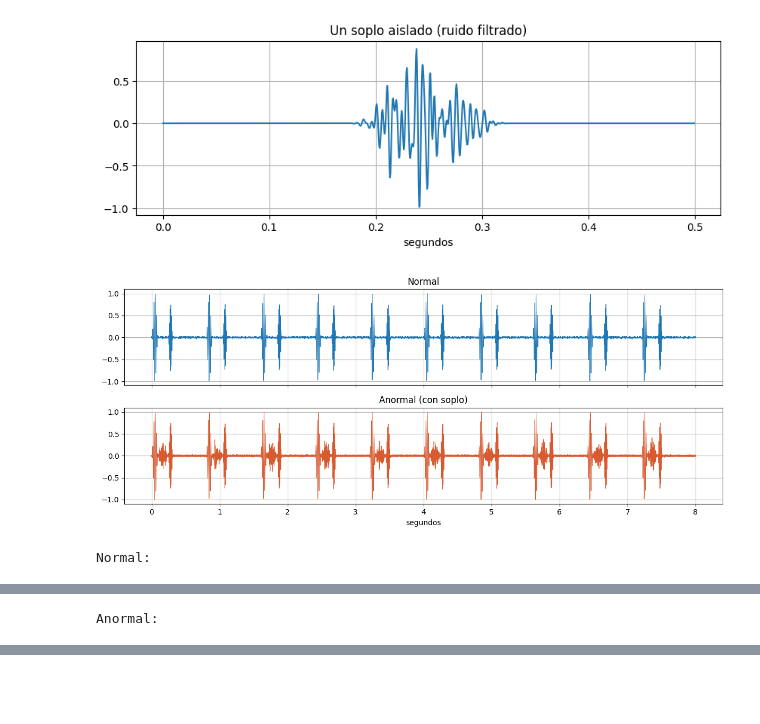
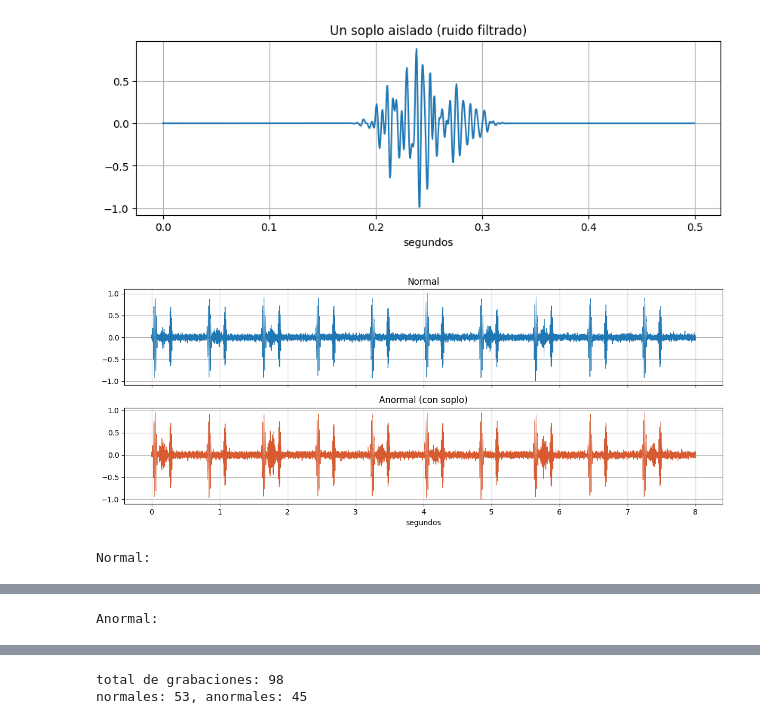
Before and after one commit to fortunatoramirez/clasificador-ac, a Jupyter notebook: notebooks/entorno.ipynb, the cells around one changed output, grey strips where cells are left out. Drawn from its saved outputs; the diff is of its cells as text; code cells hidden in the pictures; blank space fills up the shorter version.

```diff
--- a/notebooks/entorno.ipynb
+++ b/notebooks/entorno.ipynb
@@ -285,40 +285,71 @@ def generar_grabacion(bpm, duracion, anormal, fs, rng):
         s1 = hann_pulse(t, center=s1_centro, dur=0.09, freq=55, amp=1.0)
         s2 = hann_pulse(t, center=s2_centro, dur=0.07, freq=90, amp=0.75)
         señal += s1 + s2
 
-        if anormal:
-            centro_soplo = s1_centro + 0.5*(s2_centro - s1_centro)
-            duracion_soplo = (s2_centro - s1_centro) - 0.05
-            señal += soplo(t, centro=centro_soplo, duracion=duracion_soplo, amp=0.4, fs=fs, rng=rng)
+        centro_soplo = s1_centro + 0.5*(s2_centro - s1_centro)
+        duracion_soplo = (s2_centro - s1_centro) - 0.05
+
+        if anormal and rng.random() < 0.6:
+            amp_soplo = rng.uniform(0.25, 0.7)
+            señal += soplo(t, centro=centro_soplo, duracion=duracion_soplo, amp=amp_soplo, fs=fs, rng=rng)
+        elif (not anormal) and rng.random() < 0.35:
+            amp_soplo = rng.uniform(0.2, 0.55)
+            señal += soplo(t, centro=centro_soplo, duracion=duracion_soplo, amp=amp_soplo, fs=fs, rng=rng)
 
     señal = señal / np.max(np.abs(señal))
-    ruido = rng.normal(0, 0.01, size=t.shape)
+    ruido = rng.normal(0, 0.04, size=t.shape)
     señal = señal + ruido
     señal = señal / np.max(np.abs(señal))
     return t, señal
 
 t, grabacion_normal = generar_grabacion(bpm=75, duracion=8.0, anormal=False, fs=FS, rng=RNG)
 t, grabacion_anormal = generar_grabacion(bpm=75, duracion=8.0, anormal=True, fs=FS, rng=RNG)
 
 fig, axes = plt.subplots(2, 1, figsize=(12, 5), sharex=True)
 axes[0].plot(t, grabacion_normal, linewidth=0.7)
 axes[0].set_title('Normal')
 axes[1].plot(t, grabacion_anormal, linewidth=0.7, color='#D85A30')
 axes[1].set_title('Anormal (con soplo)')
 axes[1].set_xlabel('segundos')
 plt.tight_layout()
 plt.show()
 
 print("Normal:")
 display(Audio(grabacion_normal, rate=FS))
 print("Anormal:")
 display(Audio(grabacion_anormal, rate=FS))
 
 audio_int16 = (grabacion_anormal * 32767).astype(np.int16)
 wavfile.write('ejemplo_latido_anormal.wav', FS, audio_int16)
 # %% [output]
-[figure, old version]
+[figure, new version]
 Normal:
 [interactive output not drawn]
 Anormal:
 [interactive output not drawn]
+# %%
+def crear_dataset(n_pacientes, fs, rng):
+    grabaciones = []
+    for pid in range(n_pacientes):
+        anormal = rng.random() < 0.4
+        n_grabaciones = int(rng.integers(2, 5))
+        bpm_base = rng.uniform(60, 100)
+        for _ in range(n_grabaciones):
+            bpm = bpm_base + rng.uniform(-3, 3)
+            t, señal = generar_grabacion(bpm=bpm, duracion=8.0, anormal=anormal, fs=fs, rng=rng)
+            grabaciones.append({
+                'paciente_id': f'P{pid:03d}',
+                'etiqueta': int(anormal),
+                'señal': señal,
+                'fs': fs
+            })
+    return grabaciones
+
+dataset = crear_dataset(n_pacientes=30, fs=FS, rng=RNG)
+print(f"total de grabaciones: {len(dataset)}")
+
+etiquetas = [g['etiqueta'] for g in dataset]
+print(f"normales: {etiquetas.count(0)}, anormales: {etiquetas.count(1)}")
+# %% [output]
+total de grabaciones: 98
+normales: 53, anormales: 45
```
Also changed, not shown: parts of 7 cells of this notebook, 1 other file.
